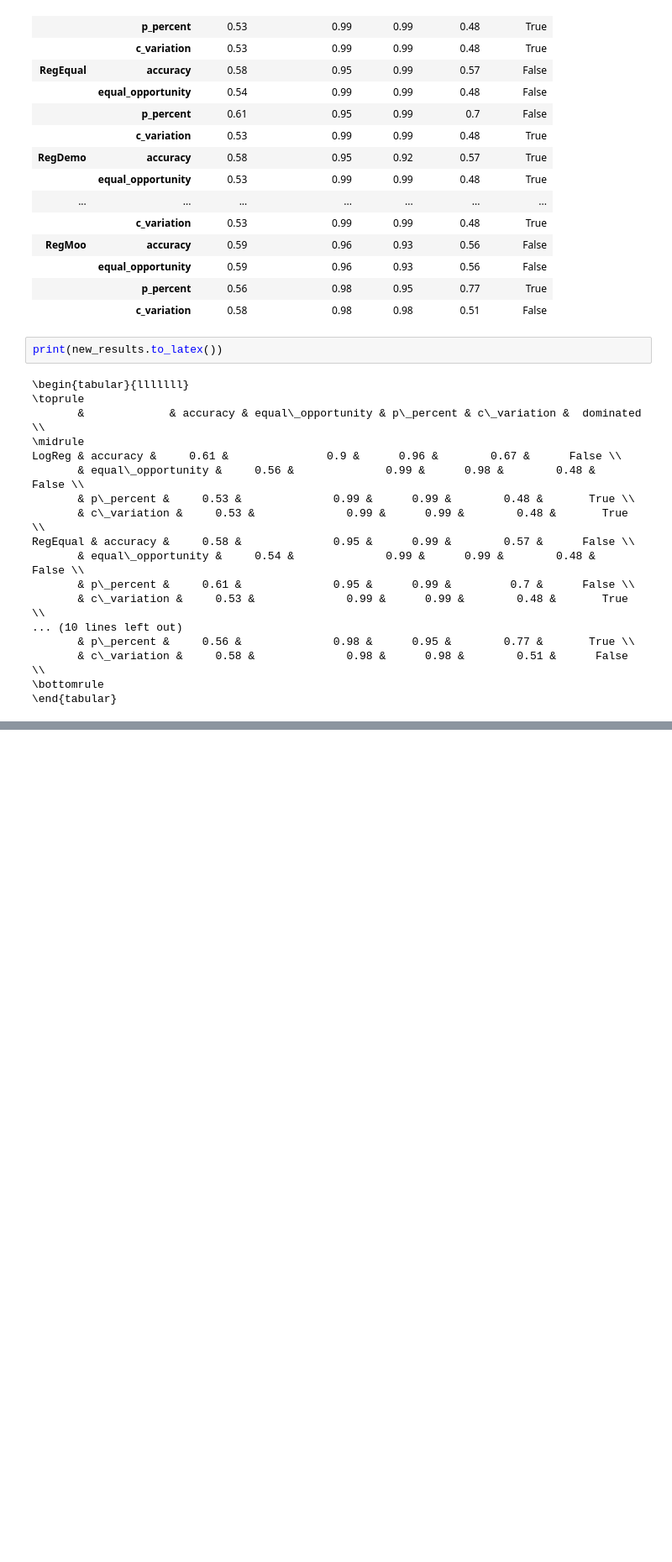
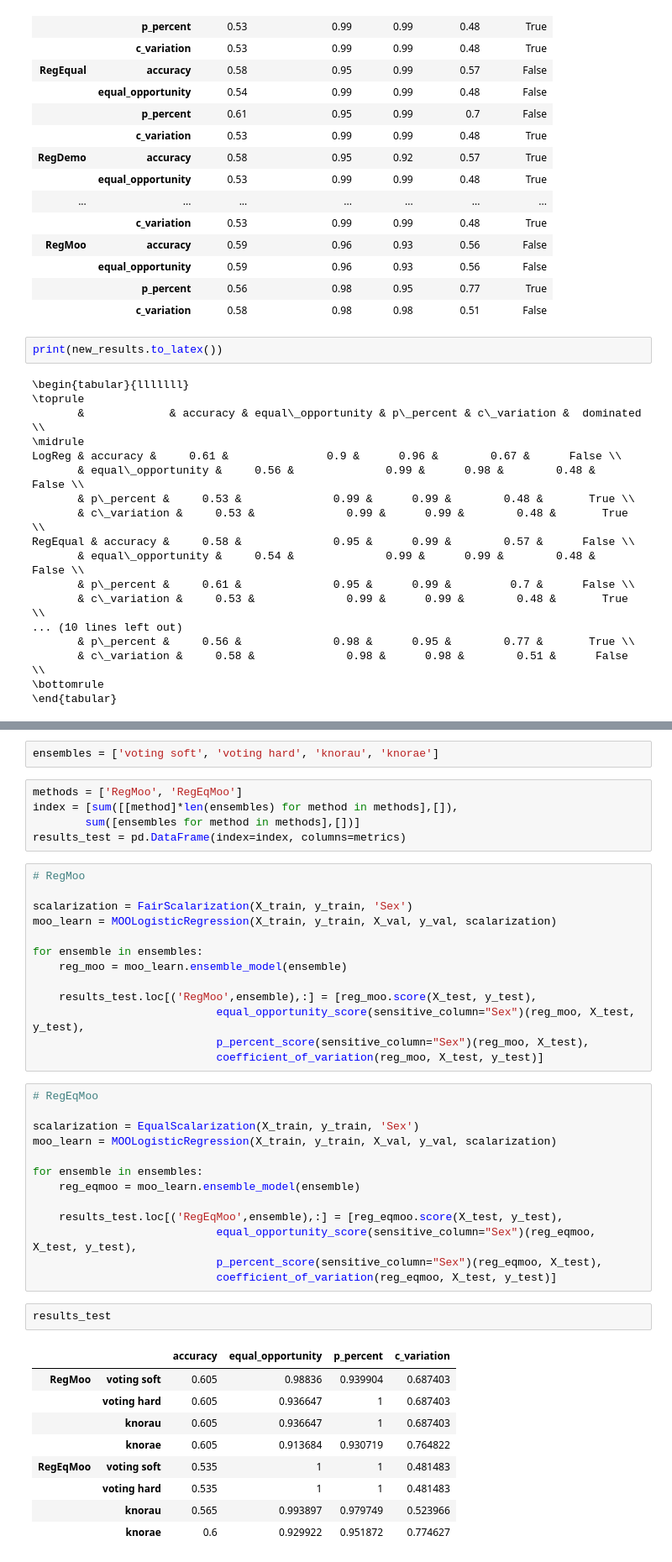
Before and after one commit to viguardieiro/moopt_fairness, a Jupyter notebook: Models comparison.ipynb, the cells around one changed output, grey strips where cells are left out. Shown at 84% size. Saved outputs shown, nothing was run; the diff lists cells and outputs as text; blank space fills up the shorter version.

```diff
--- a/Models comparison.ipynb
+++ b/Models comparison.ipynb
@@ -488,0 +286,45 @@ pd.DataFrame([sol.objs for sol in moo_learn.moo_.solutionsList])
+# %%
+ensembles = ['voting soft', 'voting hard', 'knorau', 'knorae']
+# %%
+methods = ['RegMoo', 'RegEqMoo']
+index = [sum([[method]*len(ensembles) for method in methods],[]),
+        sum([ensembles for method in methods],[])]
+results_test = pd.DataFrame(index=index, columns=metrics)
+# %%
+# RegMoo
+
+scalarization = FairScalarization(X_train, y_train, 'Sex')
+moo_learn = MOOLogisticRegression(X_train, y_train, X_val, y_val, scalarization)
+
+for ensemble in ensembles:
+    reg_moo = moo_learn.ensemble_model(ensemble)
+
+    results_test.loc[('RegMoo',ensemble),:] = [reg_moo.score(X_test, y_test),
+                            equal_opportunity_score(sensitive_column="Sex")(reg_moo, X_test, y_test),
+                            p_percent_score(sensitive_column="Sex")(reg_moo, X_test),
+                            coefficient_of_variation(reg_moo, X_test, y_test)]
+# %%
+# RegEqMoo
+
+scalarization = EqualScalarization(X_train, y_train, 'Sex')
+moo_learn = MOOLogisticRegression(X_train, y_train, X_val, y_val, scalarization)
+
+for ensemble in ensembles:
+    reg_eqmoo = moo_learn.ensemble_model(ensemble)
+
+    results_test.loc[('RegEqMoo',ensemble),:] = [reg_eqmoo.score(X_test, y_test),
+                            equal_opportunity_score(sensitive_column="Sex")(reg_eqmoo, X_test, y_test),
+                            p_percent_score(sensitive_column="Sex")(reg_eqmoo, X_test),
+                            coefficient_of_variation(reg_eqmoo, X_test, y_test)]
+# %%
+results_test
+# %% [output]
+|  |  | accuracy | equal_opportunity | p_percent | c_variation |
+| RegMoo | voting soft | 0.605 | 0.98836 | 0.939904 | 0.687403 |
+|  | voting hard | 0.605 | 0.936647 | 1 | 0.687403 |
+|  | knorau | 0.605 | 0.936647 | 1 | 0.687403 |
+|  | knorae | 0.605 | 0.913684 | 0.930719 | 0.764822 |
+| RegEqMoo | voting soft | 0.535 | 1 | 1 | 0.481483 |
+|  | voting hard | 0.535 | 1 | 1 | 0.481483 |
+|  | knorau | 0.565 | 0.993897 | 0.979749 | 0.523966 |
+|  | knorae | 0.6 | 0.929922 | 0.951872 | 0.774627 |
```
Also changed, not shown: parts of 19 cells of this notebook, 2 other files.
